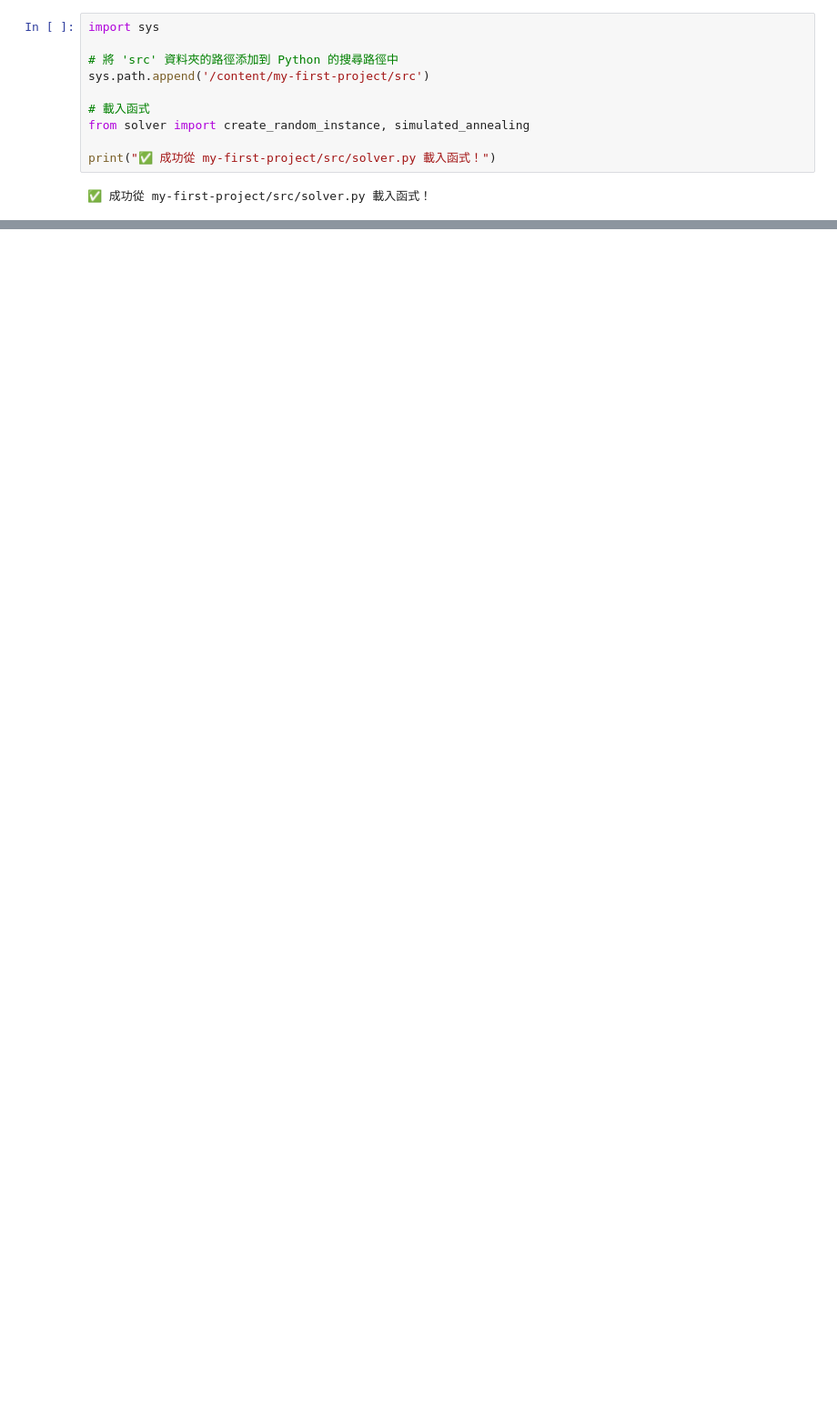
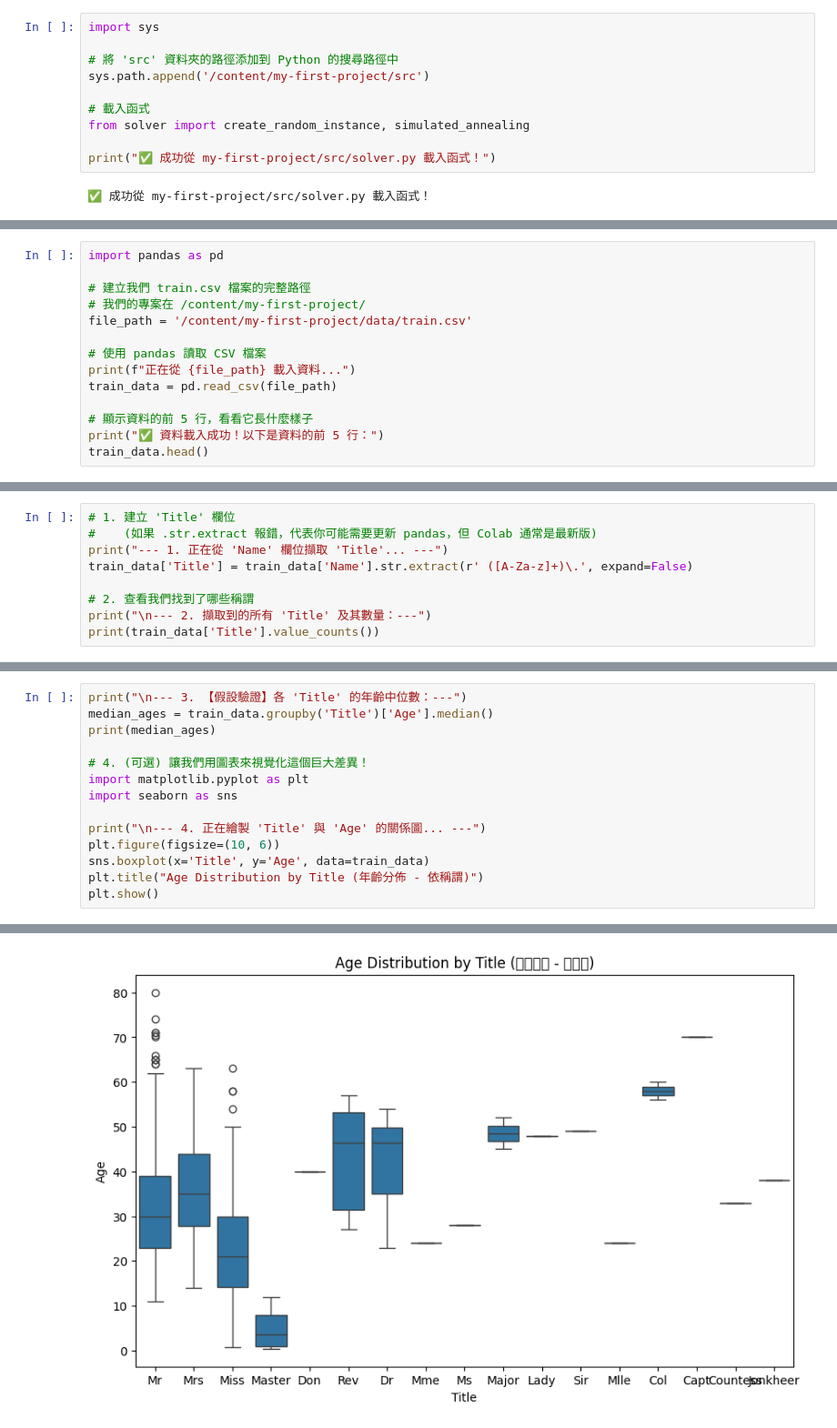
Before and after one commit to rouhuawu/my-first-project, a Jupyter notebook: notebooks/1-data-exploration.ipynb, the cells around one changed output, grey strips where cells are left out. Shown at 91% size. Cells and saved outputs as stored; diff of their text form; blank space fills up the shorter version.

```diff
--- a/notebooks/1-data-exploration.ipynb
+++ b/notebooks/1-data-exploration.ipynb
@@ -51,0 +95,14 @@ best_perm, best_makespan = simulated_annealing(jobs, num_machines=10, steps=1000
+# %%
+import pandas as pd
+
+# 建立我們 train.csv 檔案的完整路徑
+# 我們的專案在 /content/my-first-project/
+file_path = '/content/my-first-project/data/train.csv'
+
+# 使用 pandas 讀取 CSV 檔案
+print(f"正在從 {file_path} 載入資料...")
+train_data = pd.read_csv(file_path)
+
+# 顯示資料的前 5 行，看看它長什麼樣子
+print("✅ 資料載入成功！以下是資料的前 5 行：")
+train_data.head()
@@ -51,0 +231,9 @@ best_perm, best_makespan = simulated_annealing(jobs, num_machines=10, steps=1000
+# %%
+# 1. 建立 'Title' 欄位
+#    (如果 .str.extract 報錯，代表你可能需要更新 pandas，但 Colab 通常是最新版)
+print("--- 1. 正在從 'Name' 欄位擷取 'Title'... ---")
+train_data['Title'] = train_data['Name'].str.extract(r' ([A-Za-z]+)\.', expand=False)
+
+# 2. 查看我們找到了哪些稱謂
+print("\n--- 2. 擷取到的所有 'Title' 及其數量：---")
+print(train_data['Title'].value_counts())
@@ -51,0 +258,15 @@ best_perm, best_makespan = simulated_annealing(jobs, num_machines=10, steps=1000
+# %%
+print("\n--- 3. 【假設驗證】各 'Title' 的年齡中位數：---")
+median_ages = train_data.groupby('Title')['Age'].median()
+print(median_ages)
+
+# 4. (可選) 讓我們用圖表來視覺化這個巨大差異！
+import matplotlib.pyplot as plt
+import seaborn as sns
+
+print("\n--- 4. 正在繪製 'Title' 與 'Age' 的關係圖... ---")
+plt.figure(figsize=(10, 6))
+sns.boxplot(x='Title', y='Age', data=train_data)
+plt.title("Age Distribution by Title (年齡分佈 - 依稱謂)")
+plt.show()
+# %% [output]
@@ -51,0 +290 @@ best_perm, best_makespan = simulated_annealing(jobs, num_machines=10, steps=1000
+[figure, added]
```
Also changed, not shown: parts of 25 cells of this notebook.
